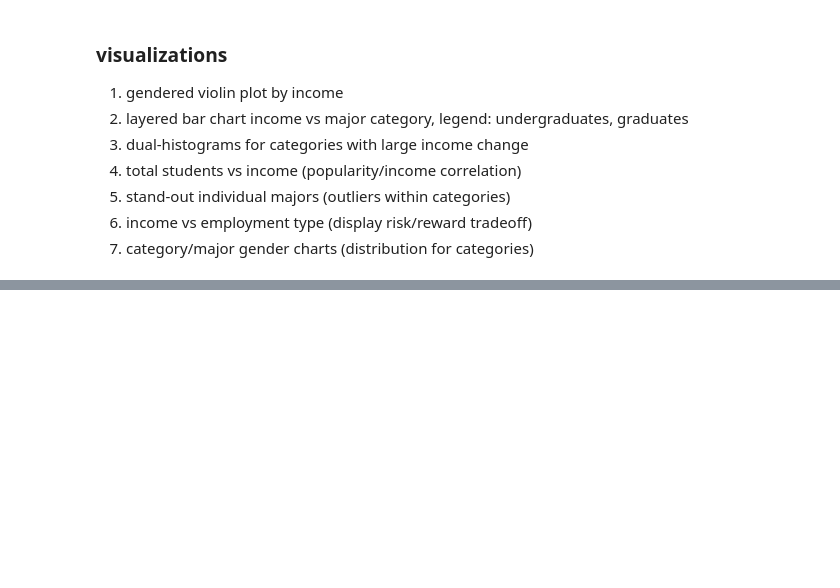
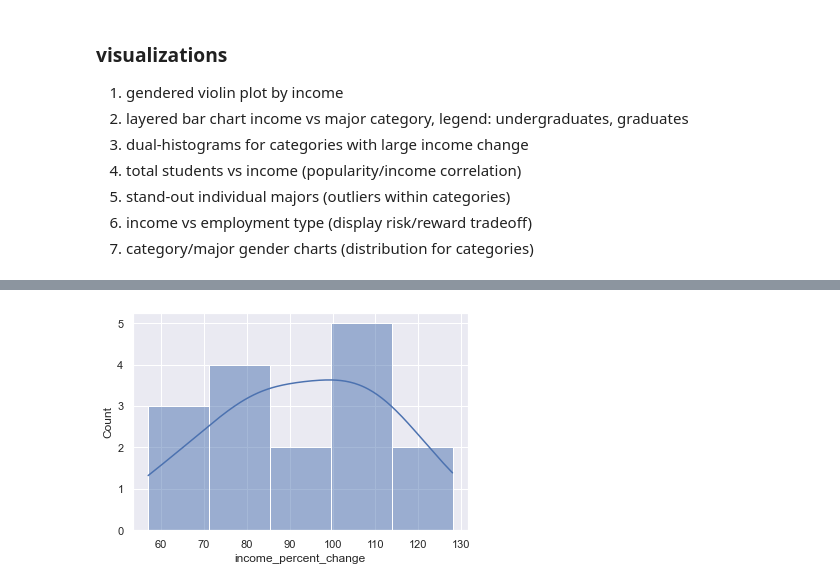
Before and after one commit to marcostorrework/marcostorrework.github.io, a Jupyter notebook: storyboard visualizations.ipynb, the cells around one changed output, grey strips where cells are left out. Cells and saved outputs as stored; diff of their text form; code cells hidden in the pictures; blank space fills up the shorter version.

```diff
--- a/storyboard visualizations.ipynb
+++ b/storyboard visualizations.ipynb
@@ -193,0 +321,8 @@ grad_students.head()
+# %%
+sns.set(style='darkgrid')
+# plt.figure(figsize=(12,12))
+
+sns.histplot(x='income_percent_change', data=incomes, kde=True)
+plt.show()
+# %% [output]
+[figure, added]
```
Also changed, not shown: parts of 23 cells of this notebook.
